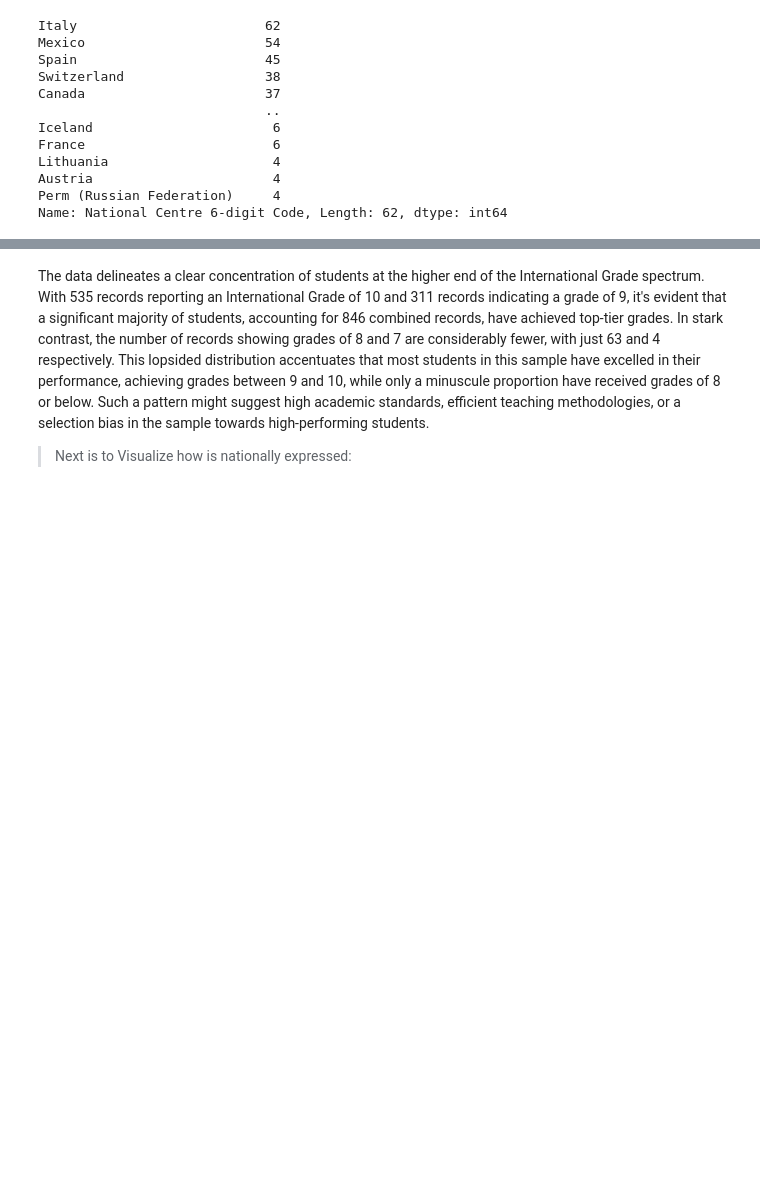
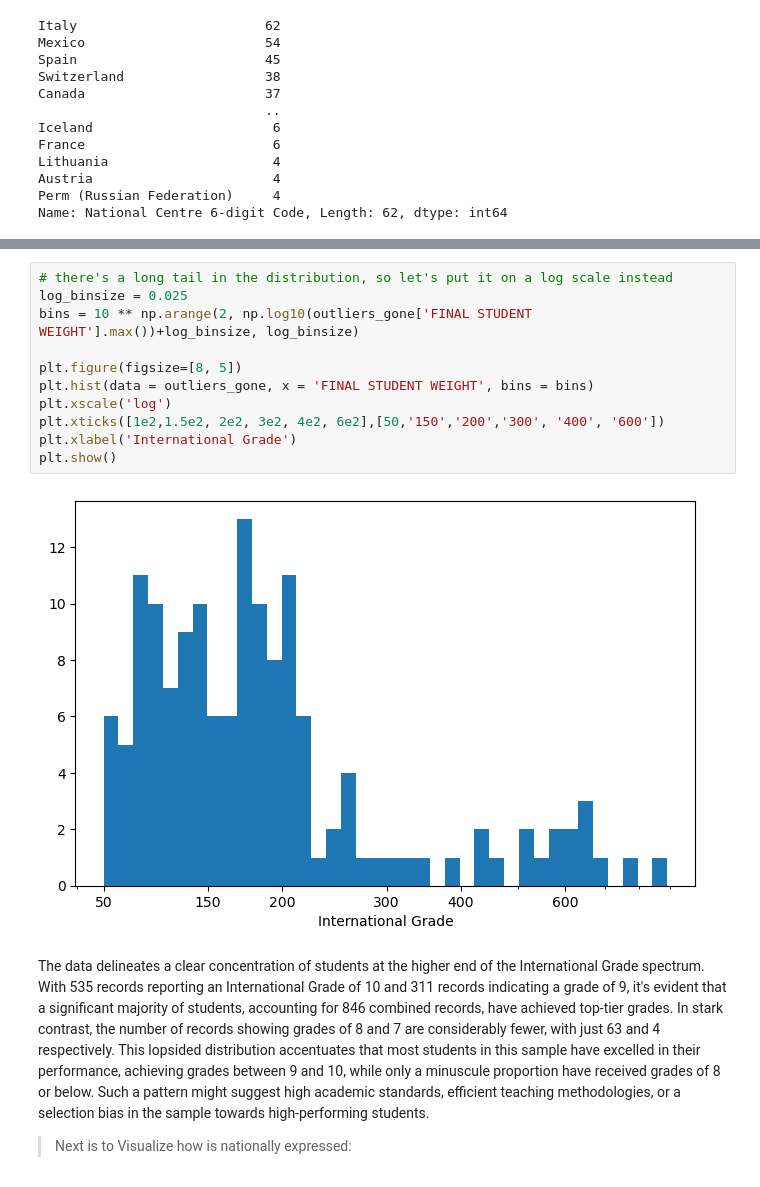
Before and after one commit to henanhasan/visualization_project, a Jupyter notebook: Part_I_exploration.ipynb, the cells around one changed output, grey strips where cells are left out. Drawn from its saved outputs; the diff is of its cells as text; blank space fills up the shorter version.

```diff
--- a/Part_I_exploration.ipynb
+++ b/Part_I_exploration.ipynb
@@ -274,3 +288,16 @@ plt.show()
+# %%
+# there's a long tail in the distribution, so let's put it on a log scale instead
+log_binsize = 0.025
+bins = 10 ** np.arange(2, np.log10(outliers_gone['FINAL STUDENT WEIGHT'].max())+log_binsize, log_binsize)
+
+plt.figure(figsize=[8, 5])
+plt.hist(data = outliers_gone, x = 'FINAL STUDENT WEIGHT', bins = bins)
+plt.xscale('log')
+plt.xticks([1e2,1.5e2, 2e2, 3e2, 4e2, 6e2],[50,'150','200','300', '400', '600'])
+plt.xlabel('International Grade')
+plt.show()
+# %% [output]
+[figure, added]
 # %% [markdown]
 The data delineates a clear concentration of students at the higher end of the International Grade spectrum. With 535 records reporting an International Grade of 10 and 311 records indicating a grade of 9, it's evident that a significant majority of students, accounting for 846 combined records, have achieved top-tier grades. In stark contrast, the number of records showing grades of 8 and 7 are considerably fewer, with just 63 and 4 respectively. This lopsided distribution accentuates that most students in this sample have excelled in their performance, achieving grades between 9 and 10, while only a minuscule proportion have received grades of 8 or below. Such a pattern might suggest high academic standards, efficient teaching methodologies, or a selection bias in the sample towards high-performing students.
 
```
Also changed, not shown: parts of 9 cells of this notebook, 2 other files.
